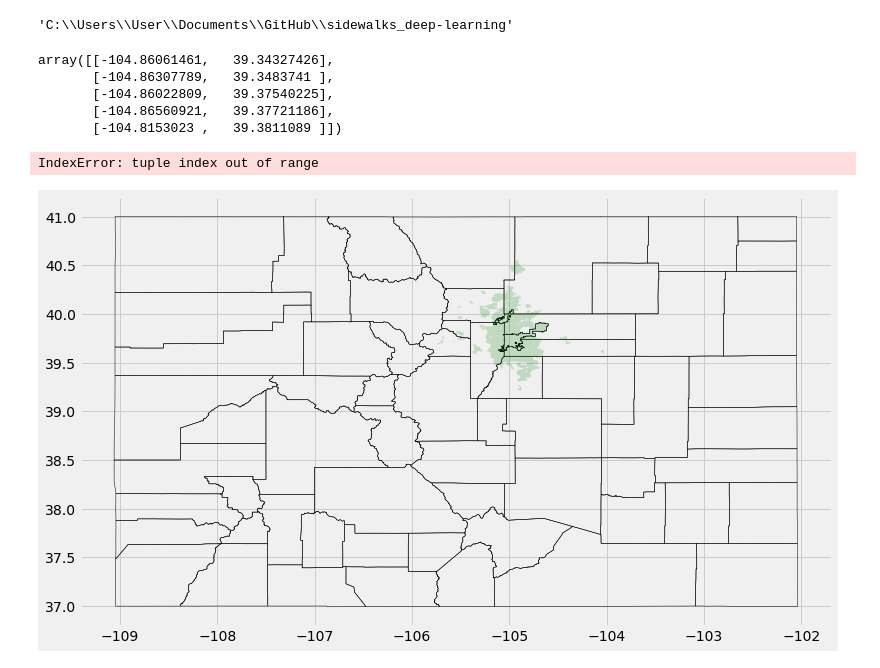
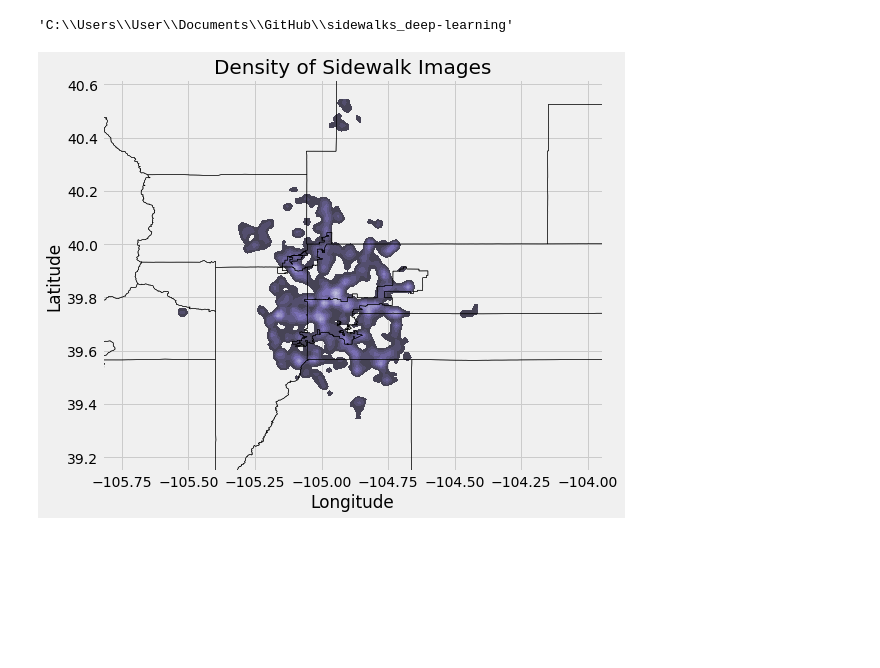
Before and after one commit to chrisoyer/sidewalk_deep-learning, a Jupyter notebook: sidewalks_data_acquisition.ipynb, the cells around one changed output. Cells and saved outputs as stored; diff of their text form; code cells hidden in the pictures; blank space fills up the shorter version.

```diff
--- a/sidewalks_data_acquisition.ipynb
+++ b/sidewalks_data_acquisition.ipynb
@@ -565,13 +566,6 @@ sidewalk_locs1 = [location_parser(loc) for loc in no_sidewalk_locs]
 # need Points to plot
 sidewalk_loc_xy = np.array([[float(loc[1]), float(loc[0])] for loc in sidewalk_locs1])
 no_sidewalk_loc_xy = np.array([[float(loc[1]), float(loc[0])] for loc in no_sidewalk_locs1])
-sidewalk_loc_xy[:5]
-# %% [output]
-array([[-104.86061461,   39.34327426],
-       [-104.86307789,   39.3483741 ],
-       [-104.86022809,   39.37540225],
-       [-104.86560921,   39.37721186],
-       [-104.8153023 ,   39.3811089 ]])
 # %%
 #get density estimate. score_samples returns log value
 sidewalk_loc_kde = np.exp(KernelDensity().fit(X=sidewalk_loc_xy).score_samples(sidewalk_loc_xy))
@@ -585,25 +581,34 @@ no_sidewalk_xyk = np.concatenate((no_sidewalk_loc_xy, no_sidewalk_loc_kde), axis
 # %%
-plt.style.use("fivethirtyeight")
-minx, miny, maxx, maxy = sidewalk_extent_gdf.geometry.total_bounds
-xdiff = maxx - minx
-ydiff = maxy - miny
-maxx += .15*xdiff
-minx -= .15*xdiff
-maxy += .15*ydiff
-miny -= .15*ydiff
+def location_plotter(dataset, title_insert):
+    plt.style.use("fivethirtyeight")
+    minx, miny, maxx, maxy = sidewalk_extent_gdf.geometry.total_bounds
+    xdiff = maxx - minx
+    ydiff = maxy - miny
+    maxx += .05*xdiff
+    minx -= .05*xdiff
+    maxy += .05*ydiff
+    miny -= .05*ydiff
 
-#plot geometries
-fig1, ax1 = plt.subplots(figsize = (12,12))
-CO_county_lines_gdf.geometry.plot(facecolor='none', linewidth=.5, edgecolor='k', ax=ax1)
-sidewalk_extent_gdf.geometry.plot(facecolor='g', linewidth=0, edgecolor='g', alpha=0.2, ax=ax1)
-levels = np.linspace(0, sidewalk_xyk[:,2].max(), 25)
-ax1.contourf(X=sidewalk_xyk[:,0], Y=sidewalk_xyk[:,1], Z=sidewalk_xyk[:,2])
-ax.set_xlim(minx, maxx)
-ax.set_ylim(miny, maxy)
-ax.set_xlabel('Longitude')
-ax.set_ylabel('Latitude')
-ax.set_title('Extent of Sidewalk Mapping Area in Denver Metro', fontsize=20)
-plt.plot();
+    #plot geometries
+    fig1, ax1 = plt.subplots(figsize = (8,8))
+    sns.kdeplot(dataset[:,0], dataset[:,1],
+                    shade=True, gridsize=100, cut=0,
+                    clip=None,
+                    cmap="Purples_d",
+                    shade_lowest=False,
+                    ax=ax1,
+                    bw=.01,
+                    )
+    CO_county_lines_gdf.geometry.plot(facecolor='none', linewidth=.5, edgecolor='k', ax=ax1)
+    sidewalk_extent_gdf.geometry.plot(facecolor='g', linewidth=.5, edgecolor='g', alpha=0, ax=ax1)
+    levels = np.linspace(0, sidewalk_xyk[:,2].max(), 25)
+    ax1.set_xlim(minx, maxx)
+    ax1.set_ylim(miny, maxy)
+    ax1.set_xlabel('Longitude')
+    ax1.set_ylabel('Latitude')
+    ax1.set_title(f'Density of {title_insert} Images', fontsize=20)
+    plt.plot();
-# %% [output]
-IndexError: tuple index out of range
-[figure, removed]
+# %%
+location_plotter(sidewalk_loc_xy, "Sidewalk")
+# %% [output]
+[figure, added]
```
Also changed, not shown: parts of 3 cells of this notebook.
